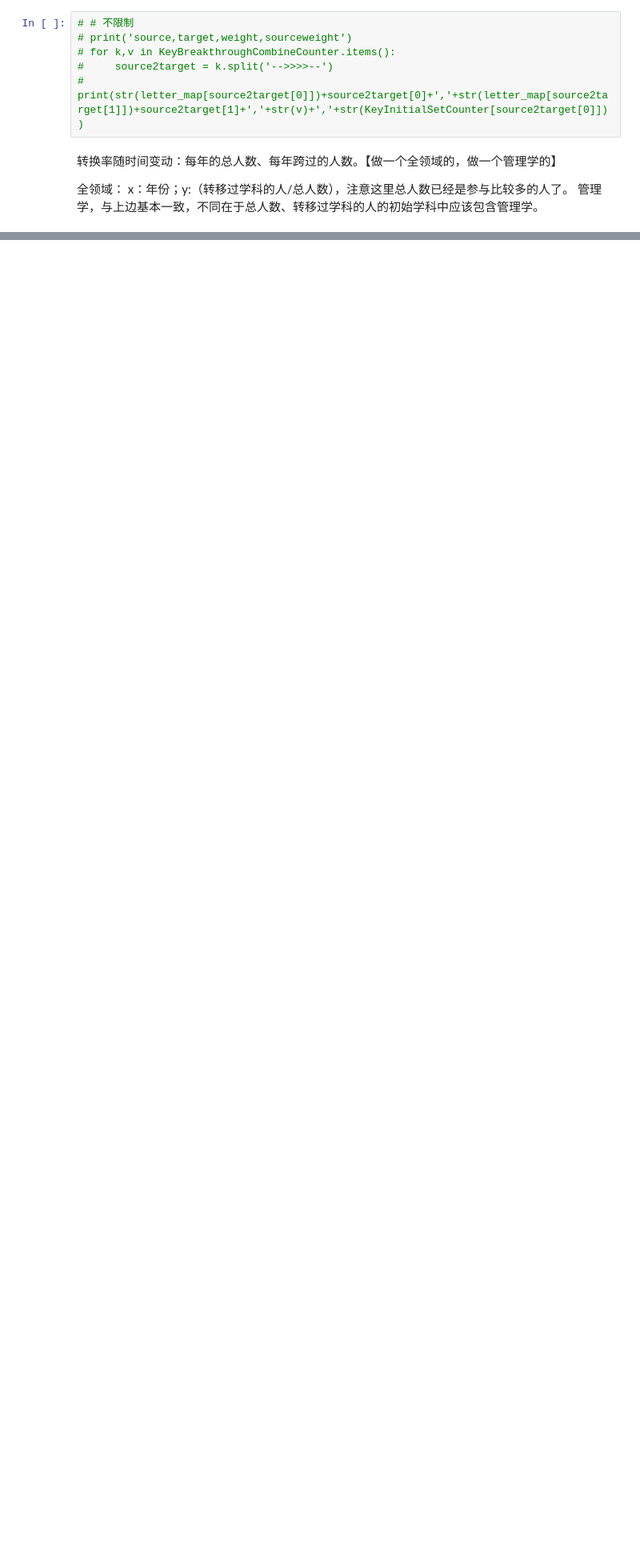
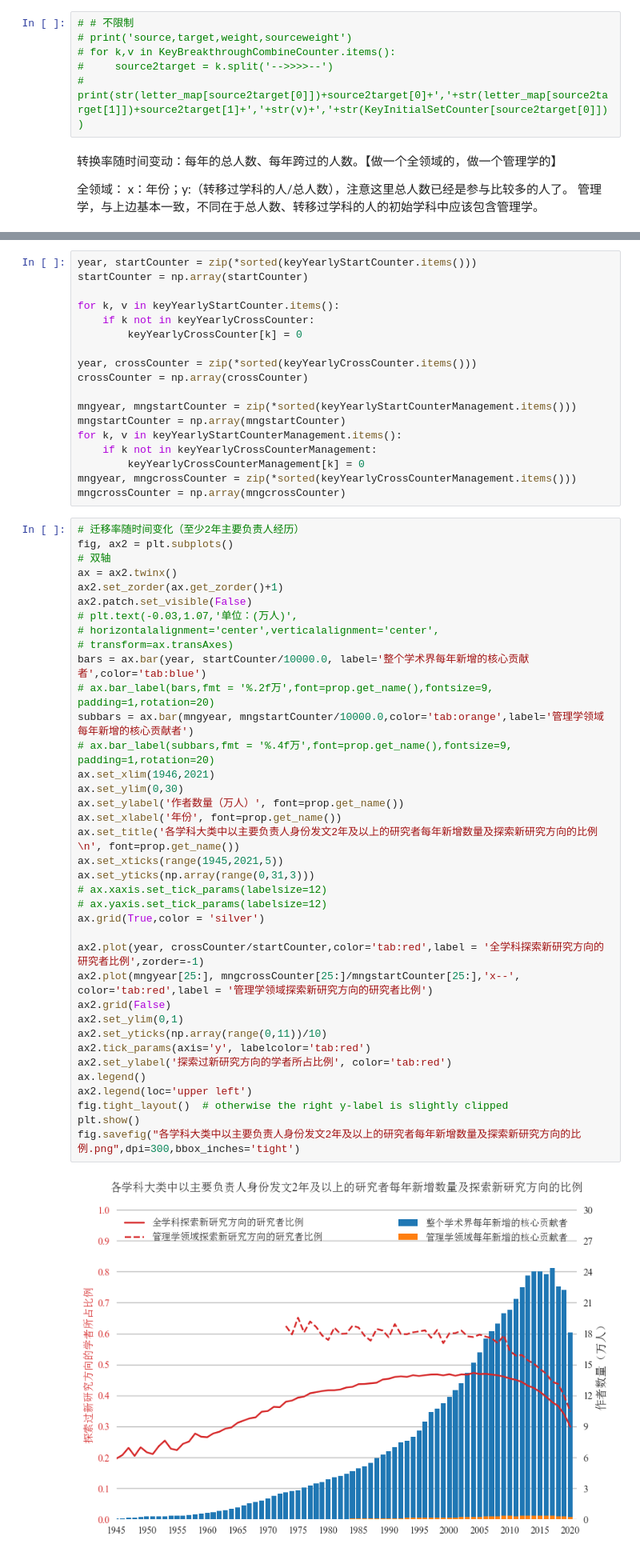
Before and after one commit to jiaweixu98/CrossBoundaryPerspective_InterdisciplinaryResearch, a Jupyter notebook: turningpoint/研究跳与不跳怎么跳.ipynb, the cells around one changed output, grey strips where cells are left out. Shown at 80% size. Drawn from its saved outputs; the diff is of its cells as text; blank space fills up the shorter version.

```diff
--- a/turningpoint/研究跳与不跳怎么跳.ipynb
+++ b/turningpoint/研究跳与不跳怎么跳.ipynb
@@ -349,0 +355,57 @@ Q教育学,G材料科学,0.0005129577590436683
+# %%
+year, startCounter = zip(*sorted(keyYearlyStartCounter.items()))
+startCounter = np.array(startCounter)
+
+for k, v in keyYearlyStartCounter.items():
+    if k not in keyYearlyCrossCounter:
+        keyYearlyCrossCounter[k] = 0
+
+year, crossCounter = zip(*sorted(keyYearlyCrossCounter.items()))
+crossCounter = np.array(crossCounter)
+
+mngyear, mngstartCounter = zip(*sorted(keyYearlyStartCounterManagement.items()))
+mngstartCounter = np.array(mngstartCounter)
+for k, v in keyYearlyStartCounterManagement.items():
+    if k not in keyYearlyCrossCounterManagement:
+        keyYearlyCrossCounterManagement[k] = 0
+mngyear, mngcrossCounter = zip(*sorted(keyYearlyCrossCounterManagement.items()))
+mngcrossCounter = np.array(mngcrossCounter)
+# %%
+# 迁移率随时间变化（至少2年主要负责人经历）
+fig, ax2 = plt.subplots()
+# 双轴
+ax = ax2.twinx()
+ax2.set_zorder(ax.get_zorder()+1)
+ax2.patch.set_visible(False)
+# plt.text(-0.03,1.07,'单位：(万人)',
+# horizontalalignment='center',verticalalignment='center',
+# transform=ax.transAxes)
+bars = ax.bar(year, startCounter/10000.0, label='整个学术界每年新增的核心贡献者',color='tab:blue')
+# ax.bar_label(bars,fmt = '%.2f万',font=prop.get_name(),fontsize=9, padding=1,rotation=20)
+subbars = ax.bar(mngyear, mngstartCounter/10000.0,color='tab:orange',label='管理学领域每年新增的核心贡献者')
+# ax.bar_label(subbars,fmt = '%.4f万',font=prop.get_name(),fontsize=9, padding=1,rotation=20)
+ax.set_xlim(1946,2021)
+ax.set_ylim(0,30)
+ax.set_ylabel('作者数量（万人）', font=prop.get_name())
+ax.set_xlabel('年份', font=prop.get_name())
+ax.set_title('各学科大类中以主要负责人身份发文2年及以上的研究者每年新增数量及探索新研究方向的比例\n', font=prop.get_name())
+ax.set_xticks(range(1945,2021,5))
+ax.set_yticks(np.array(range(0,31,3)))
+# ax.xaxis.set_tick_params(labelsize=12)
+# ax.yaxis.set_tick_params(labelsize=12)
+ax.grid(True,color = 'silver')
+
+ax2.plot(year, crossCounter/startCounter,color='tab:red',label = '全学科探索新研究方向的研究者比例',zorder=-1)
+ax2.plot(mngyear[25:], mngcrossCounter[25:]/mngstartCounter[25:],'x--', color='tab:red',label = '管理学领域探索新研究方向的研究者比例')
+ax2.grid(False)
+ax2.set_ylim(0,1)
+ax2.set_yticks(np.array(range(0,11))/10)
+ax2.tick_params(axis='y', labelcolor='tab:red')
+ax2.set_ylabel('探索过新研究方向的学者所占比例', color='tab:red')
+ax.legend()
+ax2.legend(loc='upper left')
+fig.tight_layout()  # otherwise the right y-label is slightly clipped
+plt.show()
+fig.savefig("各学科大类中以主要负责人身份发文2年及以上的研究者每年新增数量及探索新研究方向的比例.png",dpi=300,bbox_inches='tight')
+# %% [output]
+[figure, added]
```
Also changed, not shown: parts of 1 cell of this notebook, 4 other files.
